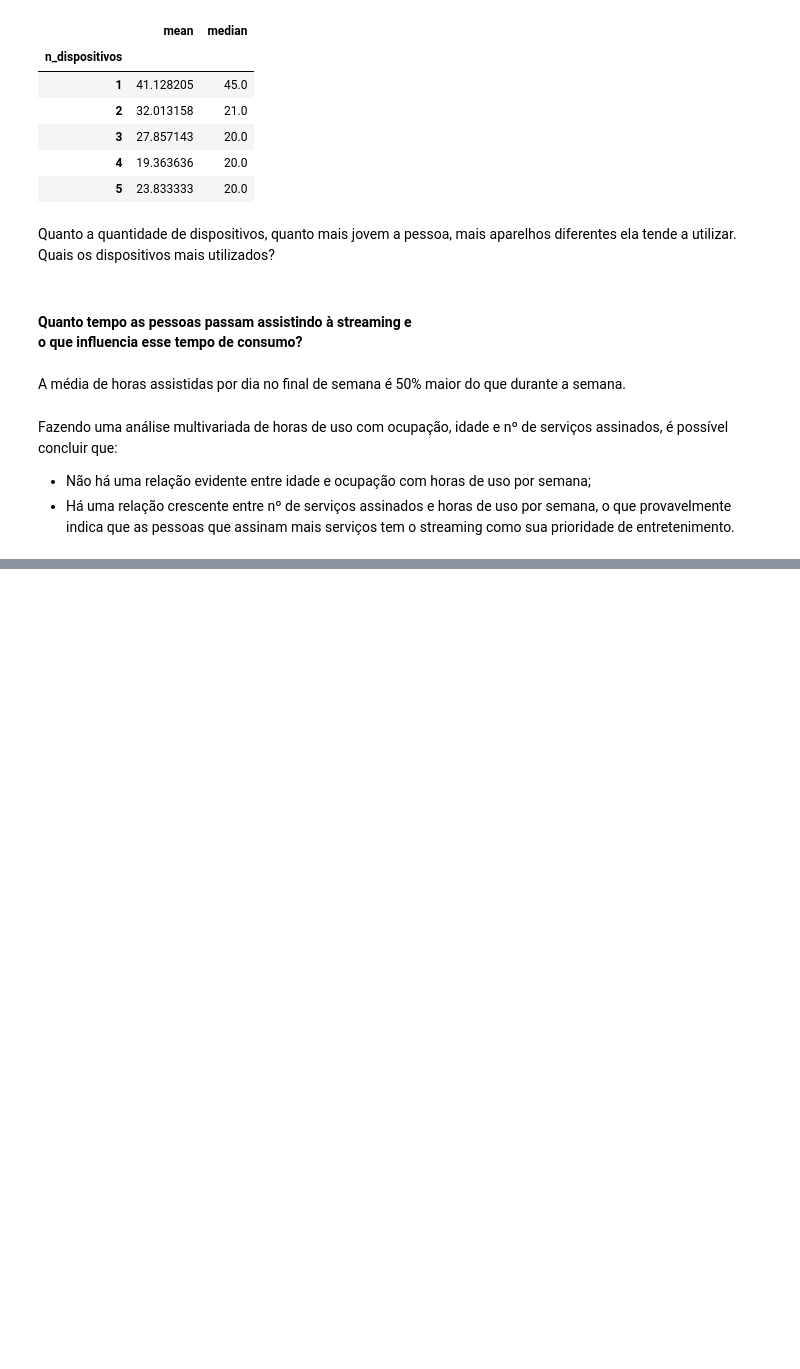
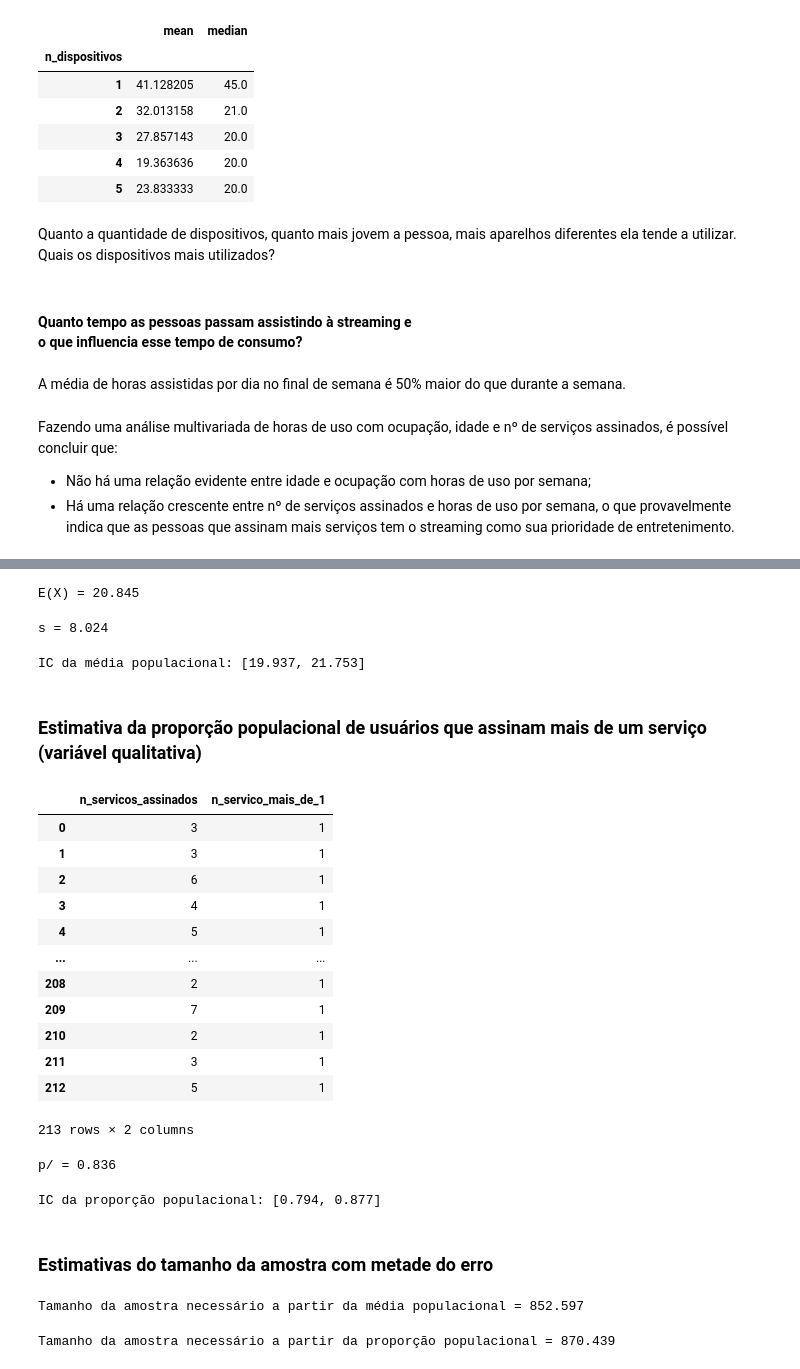
Before and after one commit to bruno-bertanha/analise-servicos-streaming, a Jupyter notebook: main.ipynb, the cells around one changed output, grey strips where cells are left out. Drawn from its saved outputs; the diff is of its cells as text; code cells hidden in the pictures; blank space fills up the shorter version.

```diff
--- a/main.ipynb
+++ b/main.ipynb
@@ -553,0 +597,72 @@ Fazendo uma análise multivariada de horas de uso com ocupação, idade e nº de
+# %%
+x_barra = sum(freq_preco_justo.xf) / sum(freq_preco_justo.freq)
+print("E(X) = %.3f" % x_barra)
+# %% [output]
+E(X) = 20.845
+# %%
+s = np.sqrt((sum(freq_preco_justo.x2f) - sum(freq_preco_justo.xf)**2 / sum(freq_preco_justo.freq))
+            / (sum(freq_preco_justo.freq) - 1))
+print("s = %.3f" % s)
+# %% [output]
+s = 8.024
+# %%
+from scipy import stats
+alfa = 0.9
+sigma = 212 # n - 1
+t = stats.t.ppf(1 - (1 - alfa) / 2, df=sigma)
+ic_mi = (
+    np.round(x_barra - t * s / np.sqrt(sigma+1), 3),
+    np.round(x_barra + t * s / np.sqrt(sigma+1), 3)
+    )
+print("IC da média populacional: [%.3f, %.3f]" % ic_mi)
+# %% [output]
+IC da média populacional: [19.937, 21.753]
+# %% [markdown]
+### Estimativa da proporção populacional de usuários que assinam mais de um serviço (variável qualitativa)
+# %%
+df["n_servico_mais_de_1"] = np.where(df.n_servicos_assinados > 1, 1, 0)
+df[["n_servicos_assinados", "n_servico_mais_de_1"]]
+# %% [output]
+|  | n_servicos_assinados | n_servico_mais_de_1 |
+| 0 | 3 | 1 |
+| 1 | 3 | 1 |
+| 2 | 6 | 1 |
+| 3 | 4 | 1 |
+| 4 | 5 | 1 |
+| ... | ... | ... |
+| 208 | 2 | 1 |
+| 209 | 7 | 1 |
+| 210 | 2 | 1 |
+| 211 | 3 | 1 |
+| 212 | 5 | 1 |
+213 rows × 2 columns
+# %%
+p_barra = df.n_servico_mais_de_1.value_counts(normalize=True)[1]
+print("p/ = %.3f" % p_barra)
+# %% [output]
+p/ = 0.836
+# %%
+n = 213
+alfa = 0.9
+z = stats.norm.ppf(1 - (1 - alfa) / 2)
+ic_p = (
+    np.round(p_barra - z * np.sqrt(p_barra * (1 - p_barra) / n), 3),
+    np.round(p_barra + z * np.sqrt(p_barra * (1 - p_barra) / n), 3)
+    )
+print("IC da proporção populacional: [%.3f, %.3f]" % ic_p)
+# %% [output]
+IC da proporção populacional: [0.794, 0.877]
+# %% [markdown]
+### Estimativas do tamanho da amostra com metade do erro
+# %%
+erro_mi = (ic_mi[1] - x_barra)/2
+n_mi = (t * s / erro_mi)**2
+print("Tamanho da amostra necessário a partir da média populacional = %.3f" % n_mi)
+# %% [output]
+Tamanho da amostra necessário a partir da média populacional = 852.597
+# %%
+erro_p = (ic_p[1] - p_barra)/2
+n_p = (z / erro_p)**2 * p_barra * (1 - p_barra)
+print("Tamanho da amostra necessário a partir da proporção populacional = %.3f" % n_p)
+# %% [output]
+Tamanho da amostra necessário a partir da proporção populacional = 870.439
```
Also changed, not shown: parts of 4 cells of this notebook, 3 other files.
